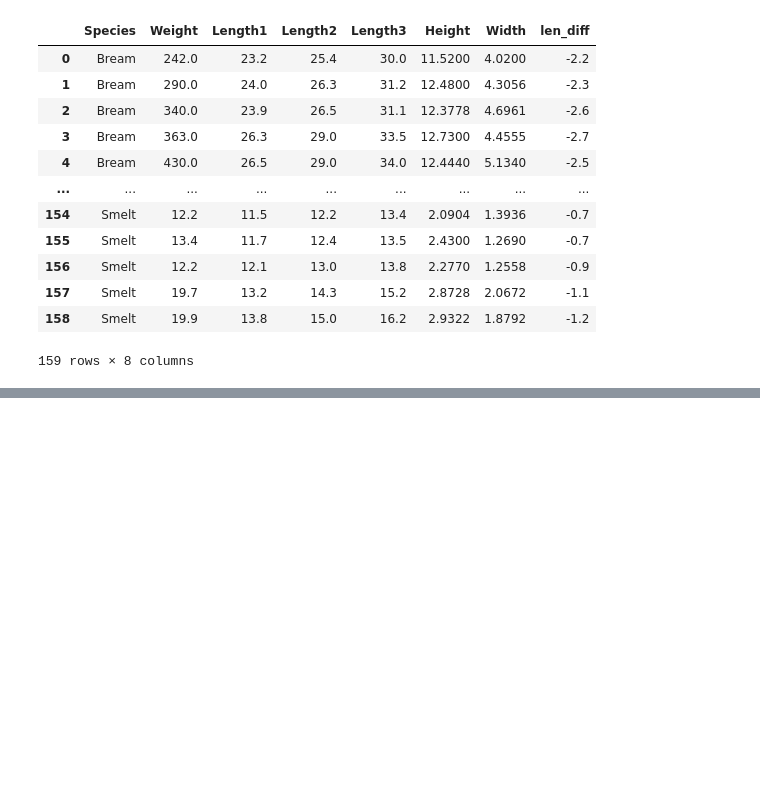
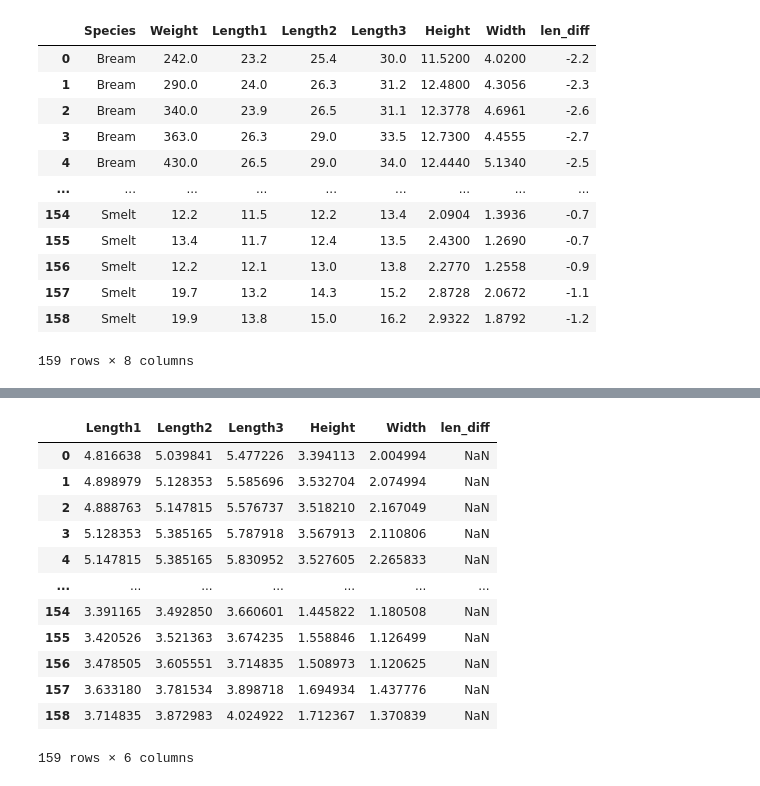
Before and after one commit to tejaswini-rb/tutorials, a Jupyter notebook: Pandas.ipynb, the cells around one changed output, grey strips where cells are left out. Cells and saved outputs as stored; diff of their text form; code cells hidden in the pictures; blank space fills up the shorter version.

```diff
--- a/Pandas.ipynb
+++ b/Pandas.ipynb
@@ -244,0 +274,17 @@ dataset
+# %%
+newdata = dataset.iloc[:,2:].apply(np.sqrt)
+newdata
+# %% [output]
+|  | Length1 | Length2 | Length3 | Height | Width | len_diff |
+| 0 | 4.816638 | 5.039841 | 5.477226 | 3.394113 | 2.004994 | NaN |
+| 1 | 4.898979 | 5.128353 | 5.585696 | 3.532704 | 2.074994 | NaN |
+| 2 | 4.888763 | 5.147815 | 5.576737 | 3.518210 | 2.167049 | NaN |
+| 3 | 5.128353 | 5.385165 | 5.787918 | 3.567913 | 2.110806 | NaN |
+| 4 | 5.147815 | 5.385165 | 5.830952 | 3.527605 | 2.265833 | NaN |
+| ... | ... | ... | ... | ... | ... | ... |
+| 154 | 3.391165 | 3.492850 | 3.660601 | 1.445822 | 1.180508 | NaN |
+| 155 | 3.420526 | 3.521363 | 3.674235 | 1.558846 | 1.126499 | NaN |
+| 156 | 3.478505 | 3.605551 | 3.714835 | 1.508973 | 1.120625 | NaN |
+| 157 | 3.633180 | 3.781534 | 3.898718 | 1.694934 | 1.437776 | NaN |
+| 158 | 3.714835 | 3.872983 | 4.024922 | 1.712367 | 1.370839 | NaN |
+159 rows × 6 columns
```
Also changed, not shown: parts of 6 cells of this notebook.
